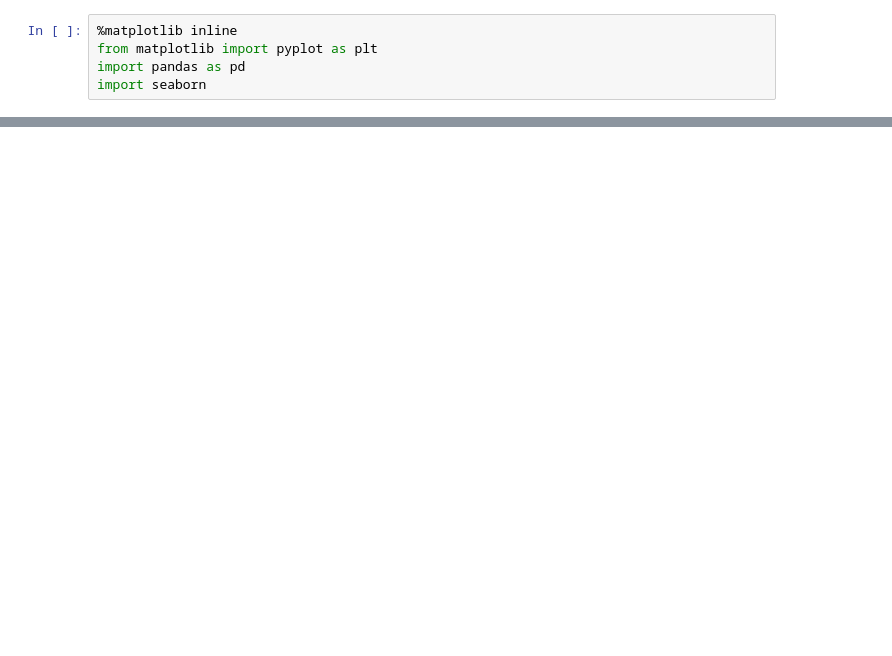
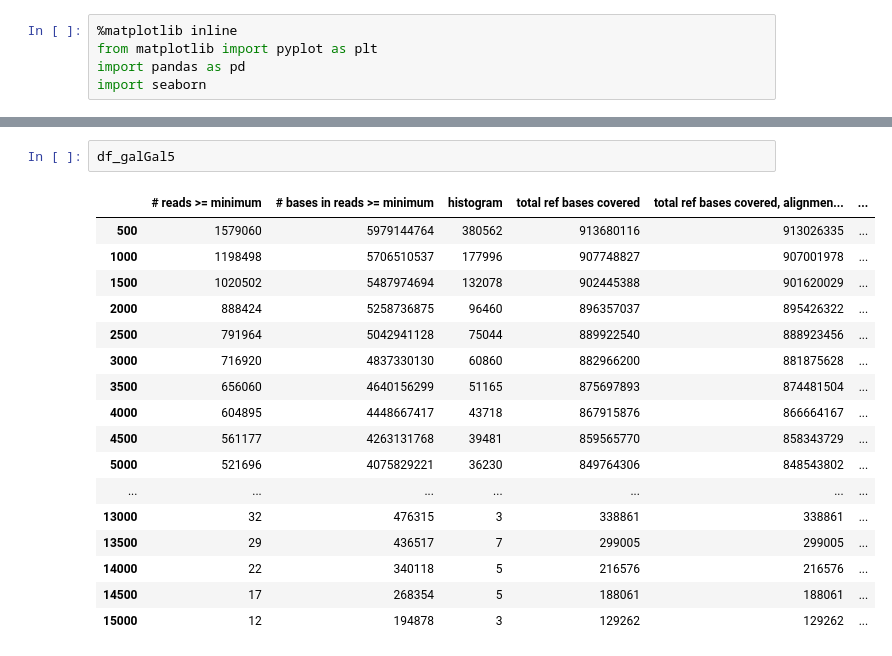
Before and after one commit to luizirber/galGal, a Jupyter notebook: notebooks/03.Moleculo_coverage.ipynb, the cells around one changed output, grey strips where cells are left out. Cells and saved outputs as stored; diff of their text form; blank space fills up the shorter version.

```diff
--- a/notebooks/03.Moleculo_coverage.ipynb
+++ b/notebooks/03.Moleculo_coverage.ipynb
@@ -83,0 +96,20 @@ df_unmasked
+# %%
+df_galGal5
+# %% [output]
+|  | # reads >= minimum | # bases in reads >= minimum | histogram | total ref bases covered | total ref bases covered, alignmen... | ... |
+| 500 | 1579060 | 5979144764 | 380562 | 913680116 | 913026335 | ... |
+| 1000 | 1198498 | 5706510537 | 177996 | 907748827 | 907001978 | ... |
+| 1500 | 1020502 | 5487974694 | 132078 | 902445388 | 901620029 | ... |
+| 2000 | 888424 | 5258736875 | 96460 | 896357037 | 895426322 | ... |
+| 2500 | 791964 | 5042941128 | 75044 | 889922540 | 888923456 | ... |
+| 3000 | 716920 | 4837330130 | 60860 | 882966200 | 881875628 | ... |
+| 3500 | 656060 | 4640156299 | 51165 | 875697893 | 874481504 | ... |
+| 4000 | 604895 | 4448667417 | 43718 | 867915876 | 866664167 | ... |
+| 4500 | 561177 | 4263131768 | 39481 | 859565770 | 858343729 | ... |
+| 5000 | 521696 | 4075829221 | 36230 | 849764306 | 848543802 | ... |
+| ... | ... | ... | ... | ... | ... | ... |
+| 13000 | 32 | 476315 | 3 | 338861 | 338861 | ... |
+| 13500 | 29 | 436517 | 7 | 299005 | 299005 | ... |
+| 14000 | 22 | 340118 | 5 | 216576 | 216576 | ... |
+| 14500 | 17 | 268354 | 5 | 188061 | 188061 | ... |
+| 15000 | 12 | 194878 | 3 | 129262 | 129262 | ... |
```
Also changed, not shown: parts of 12 cells of this notebook, 1 other file.
